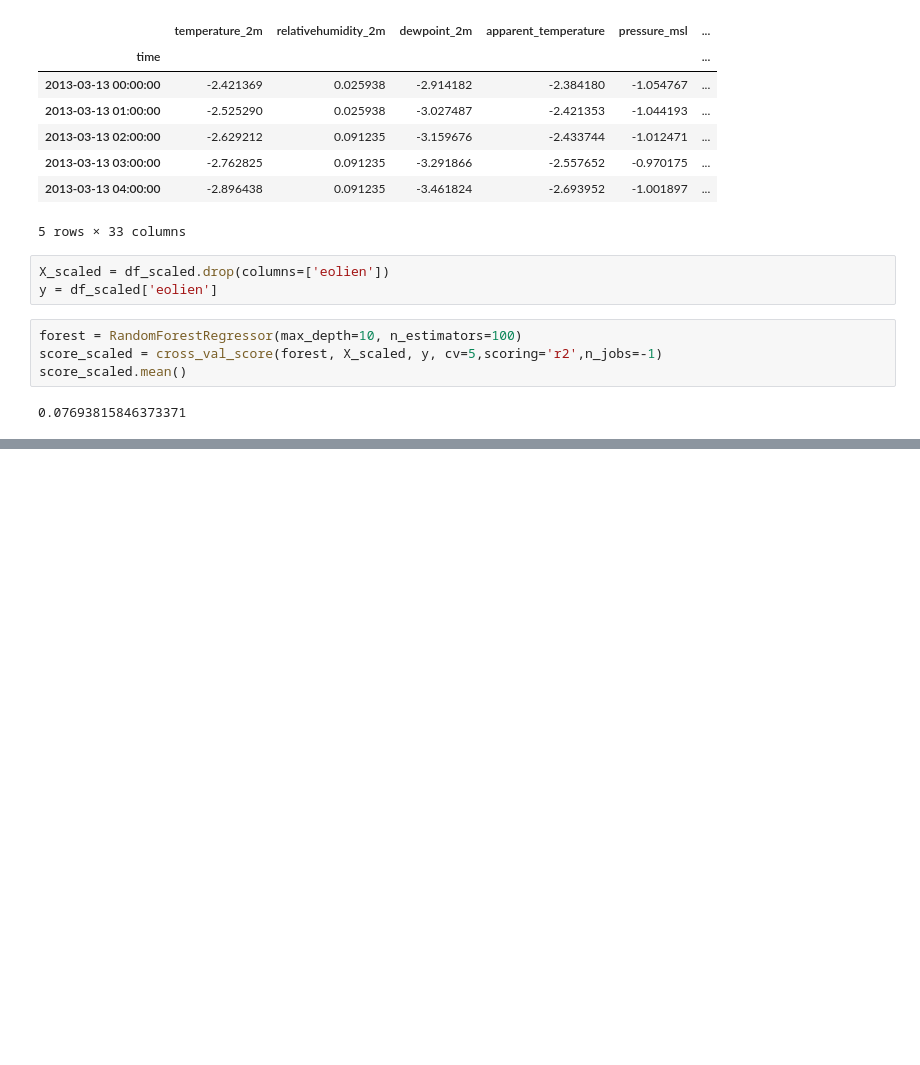
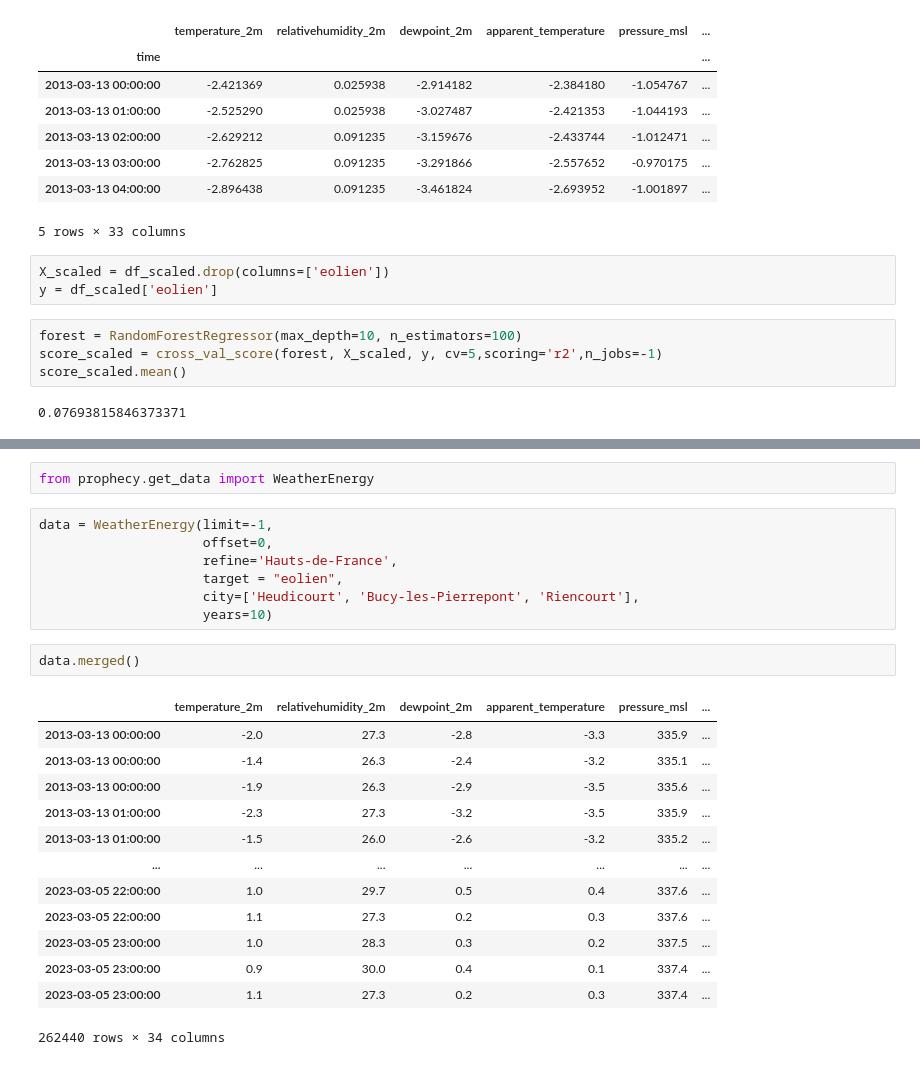
Before and after one commit to sudomarcel/electroprophet, a Jupyter notebook: caiovnd_electroprophet.ipynb, the cells around one changed output, grey strips where cells are left out. Drawn from its saved outputs; the diff is of its cells as text; blank space fills up the shorter version.

```diff
--- a/caiovnd_electroprophet.ipynb
+++ b/caiovnd_electroprophet.ipynb
@@ -338,0 +356,25 @@ print(search.best_params_,search.best_score_)
+# %%
+from prophecy.get_data import WeatherEnergy
+# %%
+data = WeatherEnergy(limit=-1,
+                     offset=0,
+                     refine='Hauts-de-France',
+                     target = "eolien",
+                     city=['Heudicourt', 'Bucy-les-Pierrepont', 'Riencourt'],
+                     years=10)
+# %%
+data.merged()
+# %% [output]
+|  | temperature_2m | relativehumidity_2m | dewpoint_2m | apparent_temperature | pressure_msl | ... |
+| 2013-03-13 00:00:00 | -2.0 | 27.3 | -2.8 | -3.3 | 335.9 | ... |
+| 2013-03-13 00:00:00 | -1.4 | 26.3 | -2.4 | -3.2 | 335.1 | ... |
+| 2013-03-13 00:00:00 | -1.9 | 26.3 | -2.9 | -3.5 | 335.6 | ... |
+| 2013-03-13 01:00:00 | -2.3 | 27.3 | -3.2 | -3.5 | 335.9 | ... |
+| 2013-03-13 01:00:00 | -1.5 | 26.0 | -2.6 | -3.2 | 335.2 | ... |
+| ... | ... | ... | ... | ... | ... | ... |
+| 2023-03-05 22:00:00 | 1.0 | 29.7 | 0.5 | 0.4 | 337.6 | ... |
+| 2023-03-05 22:00:00 | 1.1 | 27.3 | 0.2 | 0.3 | 337.6 | ... |
+| 2023-03-05 23:00:00 | 1.0 | 28.3 | 0.3 | 0.2 | 337.5 | ... |
+| 2023-03-05 23:00:00 | 0.9 | 30.0 | 0.4 | 0.1 | 337.4 | ... |
+| 2023-03-05 23:00:00 | 1.1 | 27.3 | 0.2 | 0.3 | 337.4 | ... |
+262440 rows × 34 columns
```
Also changed, not shown: parts of 5 cells of this notebook.
